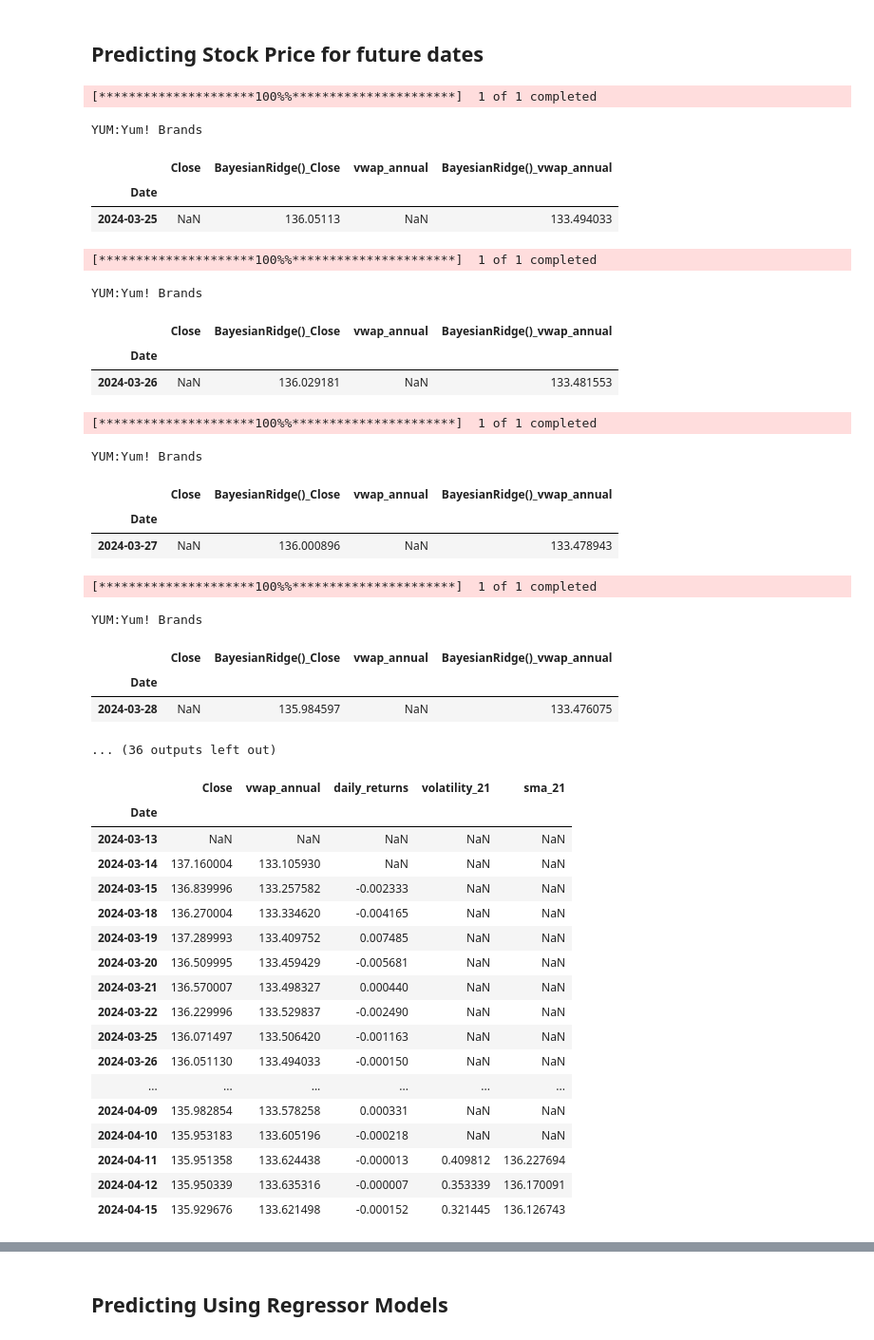
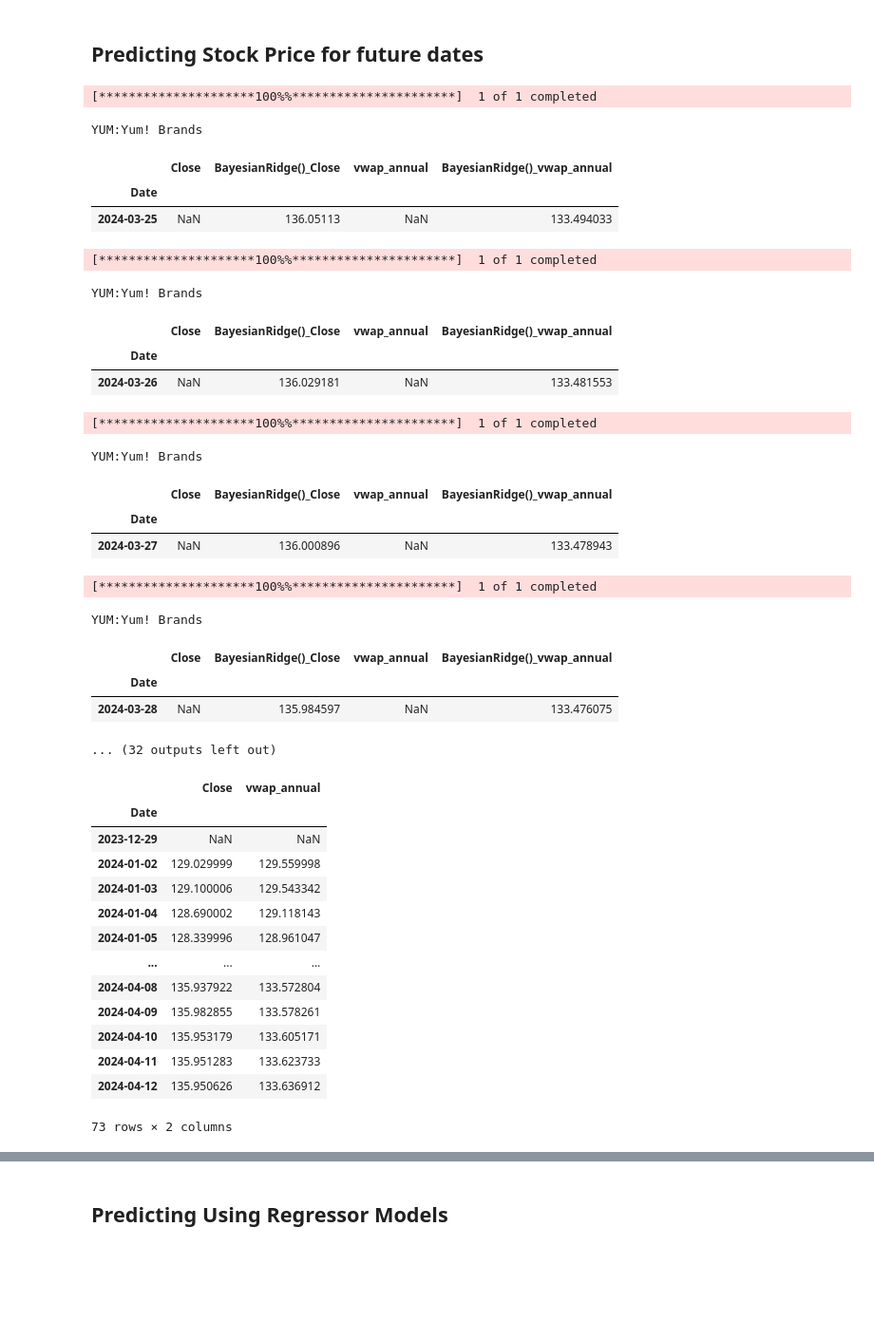
Before and after one commit to catherineGit/Project-2, a Jupyter notebook: Price_Prediction_Linear_Models.ipynb, the cells around one changed output, grey strips where cells are left out. Shown at 95% size. Cells and saved outputs as stored; diff of their text form; code cells hidden in the pictures; blank space fills up the shorter version.

```diff
--- a/Price_Prediction_Linear_Models.ipynb
+++ b/Price_Prediction_Linear_Models.ipynb
@@ -287,11 +287,11 @@ def feature_engineering(df):
     # 21Day Volatility
     df['volatility_21'] = df['Close'].rolling(window=21).std()
     # Simple Moving Avg 21Days & 50Days
-    df['sma_21'] = df.ta.sma(length=21)
-    df['sma_50'] = df.ta.sma(length=50)
+    df['sma_21'] = df['Close'].rolling(window=21).mean()
+    df['sma_50'] = df['Close'].rolling(window=50).mean()
     # Exponential Moving Avg 21Days & 50Days
-    df['ema_21'] = df.ta.ema(length=21)
-    df['ema_50'] = df.ta.ema(length=50)
+    df['ema_21'] = df['Close'].ewm(span=21, adjust=False).mean()
+    df['ema_50'] = df['Close'].ewm(span=50, adjust=False).mean()
      # RSI Momemtum Indicator 14Days
     df['rsi_14'] = df.ta.rsi()
     # MACD Momentum Indicator
@@ -300,7 +300,7 @@ def feature_engineering(df):
     df[['BB_lower','BB_middle','BB_upper','BBP','BB%B']]= df.ta.bbands()
     # Dropping trivial Columns
     append_df = df.drop(columns = ['BBP']).dropna()
-    #trim_df = df[['Close','vwap_annual']]
+    trim_df = df[['Close','vwap_annual']]
     return(append_df)
 # %%
 # Creating instance of best fit model _ BayesianRidge()
@@ -384,7 +384,7 @@ def best_fit_model_future_prediction(df):
 #Predicting Day1
 future_stock_price = best_fit_model_future_prediction(stock_predictions)
 # Predicting Stocks on Future Dates _ Next 51 Days
-for i in list(range(1,52)):
+for i in list(range(1,14)):
     future_stock_price = best_fit_model_future_prediction(future_stock_price)
 
 future_stock_price
@@ -409,30 +409,26 @@ YUM:Yum! Brands
 |  | Close | BayesianRidge()_Close | vwap_annual | BayesianRidge()_vwap_annual |
 | Date |  |  |  |  |
 | 2024-03-28 | NaN | 135.984597 | NaN | 133.476075 |
-... (36 outputs left out)
+... (32 outputs left out)
 # %%
 display(future_stock_price)
 
-future_stock_price['Close'].hvplot()
+future_stock_price.loc[today:,'Close'].hvplot()
 # %% [output]
-|  | Close | vwap_annual | daily_returns | volatility_21 | sma_21 |
-| Date |  |  |  |  |  |
-| 2024-03-13 | NaN | NaN | NaN | NaN | NaN |
-| 2024-03-14 | 137.160004 | 133.105930 | NaN | NaN | NaN |
-| 2024-03-15 | 136.839996 | 133.257582 | -0.002333 | NaN | NaN |
-| 2024-03-18 | 136.270004 | 133.334620 | -0.004165 | NaN | NaN |
-| 2024-03-19 | 137.289993 | 133.409752 | 0.007485 | NaN | NaN |
-| 2024-03-20 | 136.509995 | 133.459429 | -0.005681 | NaN | NaN |
-| 2024-03-21 | 136.570007 | 133.498327 | 0.000440 | NaN | NaN |
-| 2024-03-22 | 136.229996 | 133.529837 | -0.002490 | NaN | NaN |
-| 2024-03-25 | 136.071497 | 133.506420 | -0.001163 | NaN | NaN |
-| 2024-03-26 | 136.051130 | 133.494033 | -0.000150 | NaN | NaN |
-| ... | ... | ... | ... | ... | ... |
-| 2024-04-09 | 135.982854 | 133.578258 | 0.000331 | NaN | NaN |
-| 2024-04-10 | 135.953183 | 133.605196 | -0.000218 | NaN | NaN |
-| 2024-04-11 | 135.951358 | 133.624438 | -0.000013 | 0.409812 | 136.227694 |
-| 2024-04-12 | 135.950339 | 133.635316 | -0.000007 | 0.353339 | 136.170091 |
-| 2024-04-15 | 135.929676 | 133.621498 | -0.000152 | 0.321445 | 136.126743 |
+|  | Close | vwap_annual |
+| Date |  |  |
+| 2023-12-29 | NaN | NaN |
+| 2024-01-02 | 129.029999 | 129.559998 |
+| 2024-01-03 | 129.100006 | 129.543342 |
+| 2024-01-04 | 128.690002 | 129.118143 |
+| 2024-01-05 | 128.339996 | 128.961047 |
+| ... | ... | ... |
+| 2024-04-08 | 135.937922 | 133.572804 |
+| 2024-04-09 | 135.982855 | 133.578261 |
+| 2024-04-10 | 135.953179 | 133.605171 |
+| 2024-04-11 | 135.951283 | 133.623733 |
+| 2024-04-12 | 135.950626 | 133.636912 |
+73 rows × 2 columns
 [interactive output not drawn]
 # %% [markdown]
 ## Predicting Using Regressor Models
```
Also changed, not shown: parts of 2 cells of this notebook.
